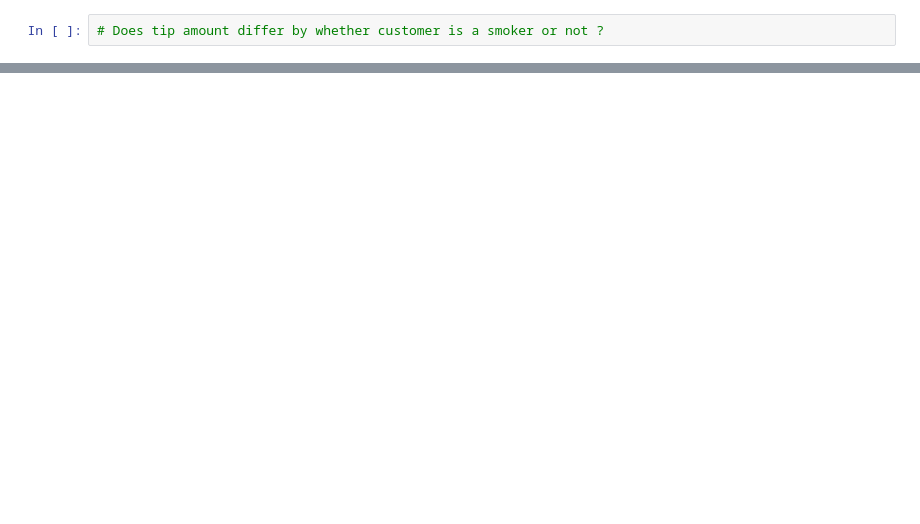
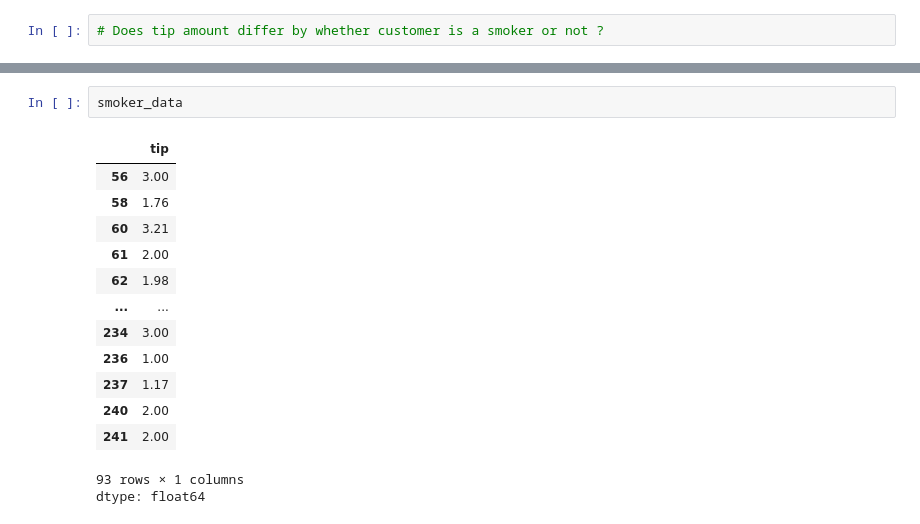
Before and after one commit to marcodelibero/2026---Python-basics, a Jupyter notebook: basic_python_course_v1.ipynb, the cells around one changed output, grey strips where cells are left out. Saved outputs shown, nothing was run; the diff lists cells and outputs as text; blank space fills up the shorter version.

```diff
--- a/basic_python_course_v1.ipynb
+++ b/basic_python_course_v1.ipynb
@@ -409,0 +475,17 @@ The statistical test choice depends on the **hypothesis** you would like to test
+# %%
+smoker_data
+# %% [output]
+|  | tip |
+| 56 | 3.00 |
+| 58 | 1.76 |
+| 60 | 3.21 |
+| 61 | 2.00 |
+| 62 | 1.98 |
+| ... | ... |
+| 234 | 3.00 |
+| 236 | 1.00 |
+| 237 | 1.17 |
+| 240 | 2.00 |
+| 241 | 2.00 |
+93 rows × 1 columns
+dtype: float64
```
Also changed, not shown: parts of 12 cells of this notebook.
